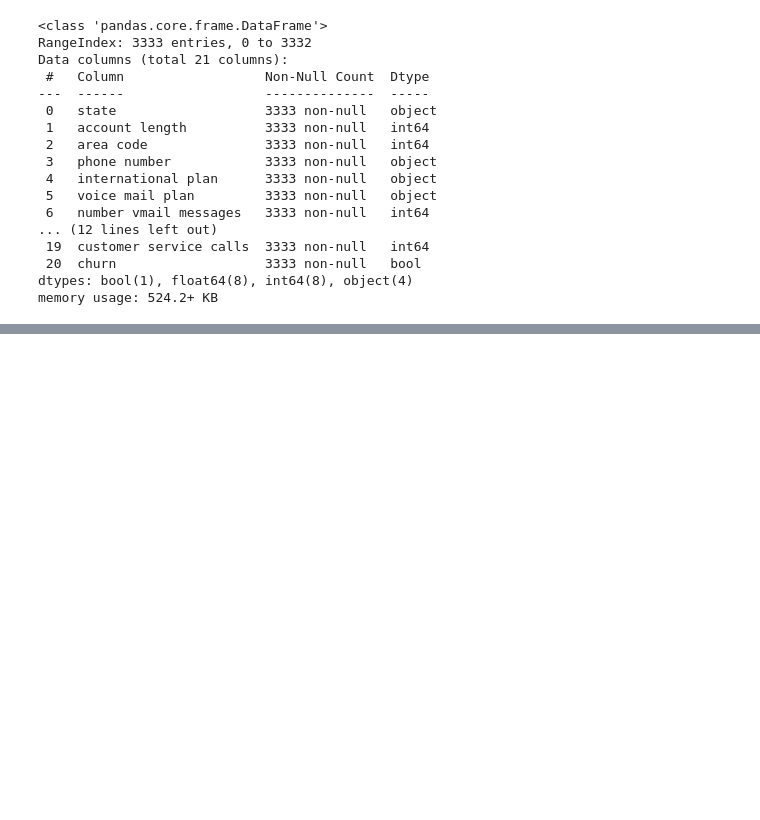
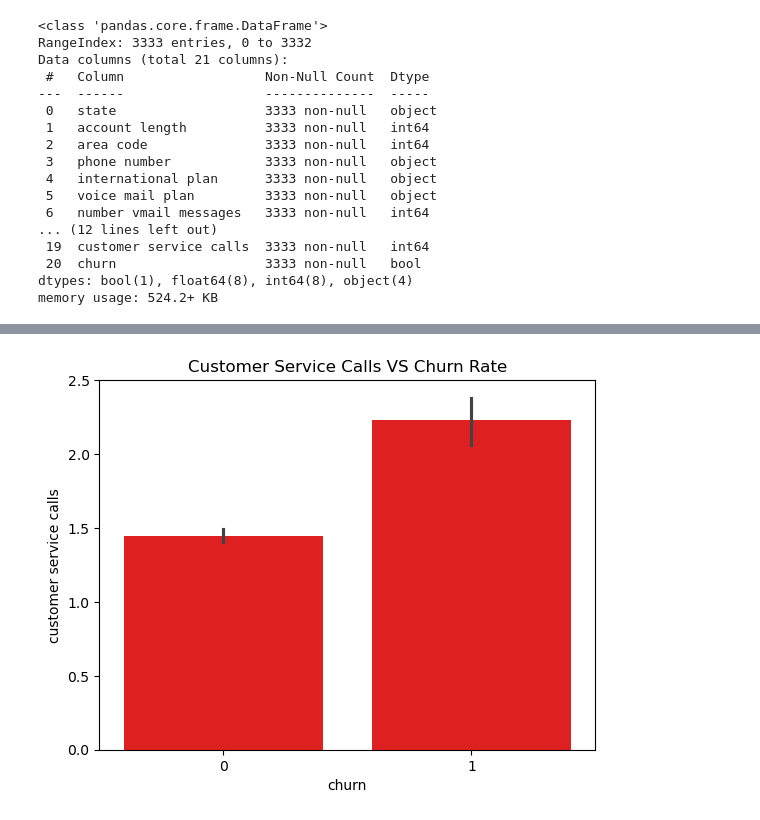
Before and after one commit to Bchacha-ds/K-Nearest-Neighbors, a Jupyter notebook: index.ipynb, the cells around one changed output, grey strips where cells are left out. Saved outputs shown, nothing was run; the diff lists cells and outputs as text; code cells hidden in the pictures; blank space fills up the shorter version.

```diff
--- a/index.ipynb
+++ b/index.ipynb
@@ -36,0 +164,9 @@ memory usage: 524.2+ KB
+# %%
+
+# ### Objectives
+# 2. Factors that cause customer dissatisfaction.
+sns.barplot(x='churn', y = 'customer service calls', data=df_en, color='red')
+plt.title('Customer Service Calls VS Churn Rate')
+plt.show()
+# %% [output]
+[figure, added]
```
Also changed, not shown: parts of 26 cells of this notebook.
